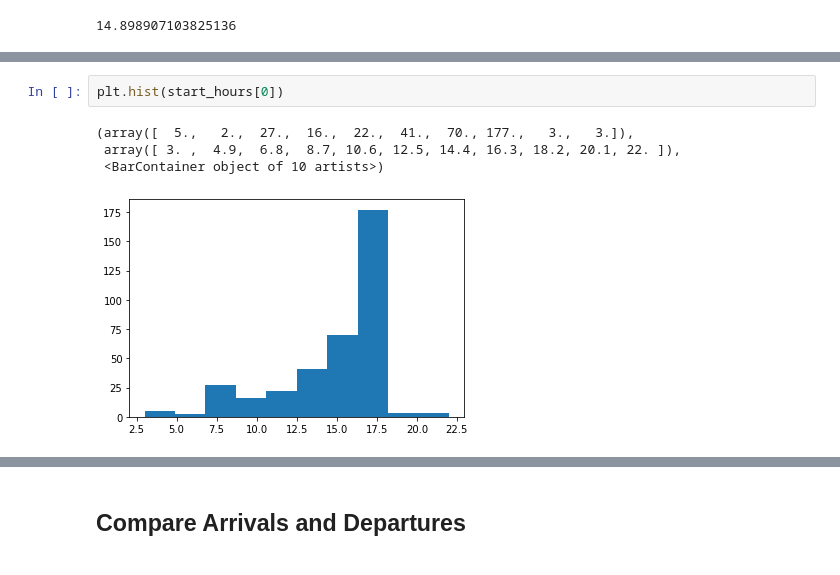
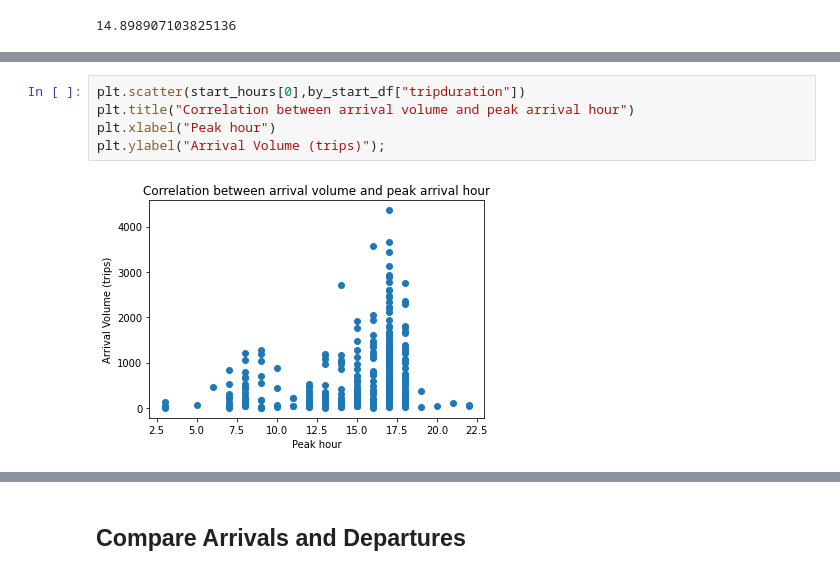
Before and after one commit to alandler/1.041_project, a Jupyter notebook: Bluebikes Analysis.ipynb, the cells around one changed output, grey strips where cells are left out. Cells and saved outputs as stored; diff of their text form.

```diff
--- a/Bluebikes Analysis.ipynb
+++ b/Bluebikes Analysis.ipynb
@@ -377,7 +345,7 @@ plt.scatter(start_hours[0],by_start_df["tripduration"])
-# %%
-plt.hist(start_hours[0])
-# %% [output]
-(array([  5.,   2.,  27.,  16.,  22.,  41.,  70., 177.,   3.,   3.]),
- array([ 3. ,  4.9,  6.8,  8.7, 10.6, 12.5, 14.4, 16.3, 18.2, 20.1, 22. ]),
- <BarContainer object of 10 artists>)
-[figure, removed]
+# %%
+plt.scatter(start_hours[0],by_start_df["tripduration"])
+plt.title("Correlation between arrival volume and peak arrival hour")
+plt.xlabel("Peak hour")
+plt.ylabel("Arrival Volume (trips)");
+# %% [output]
+[figure, added]
```
Also changed, not shown: parts of 28 cells of this notebook, 1 other file.
